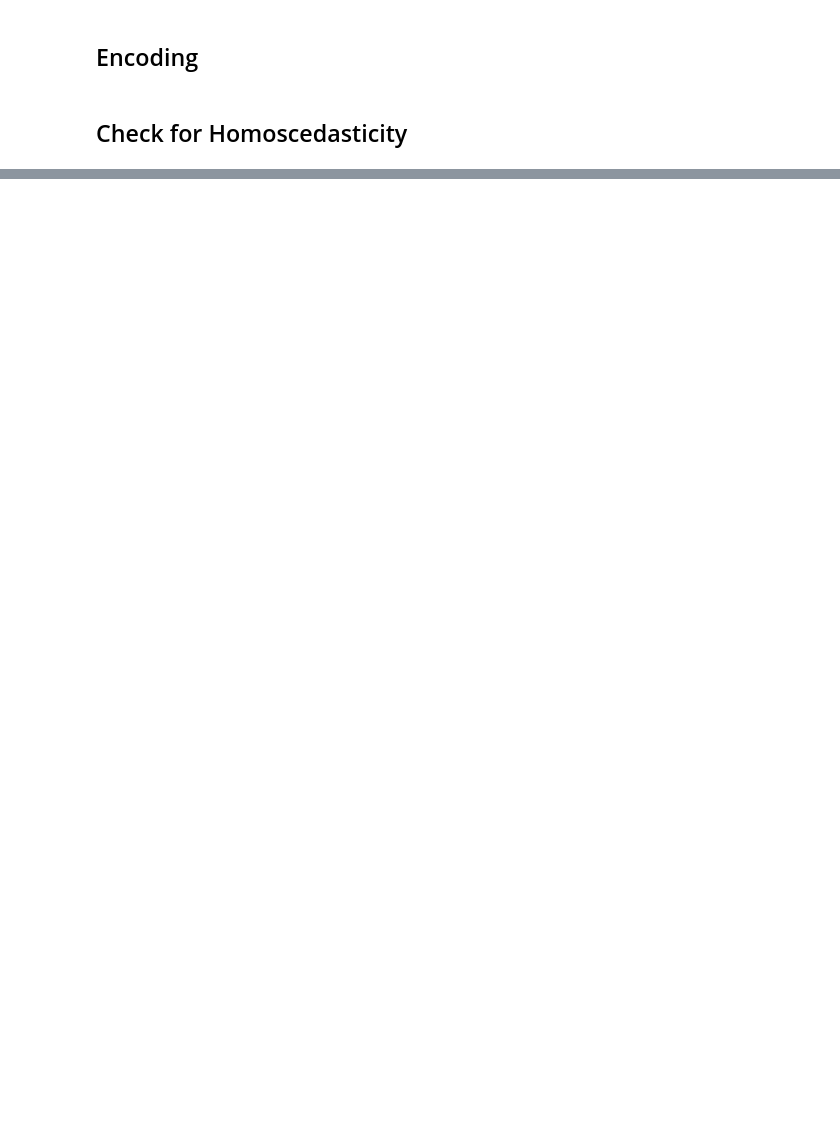
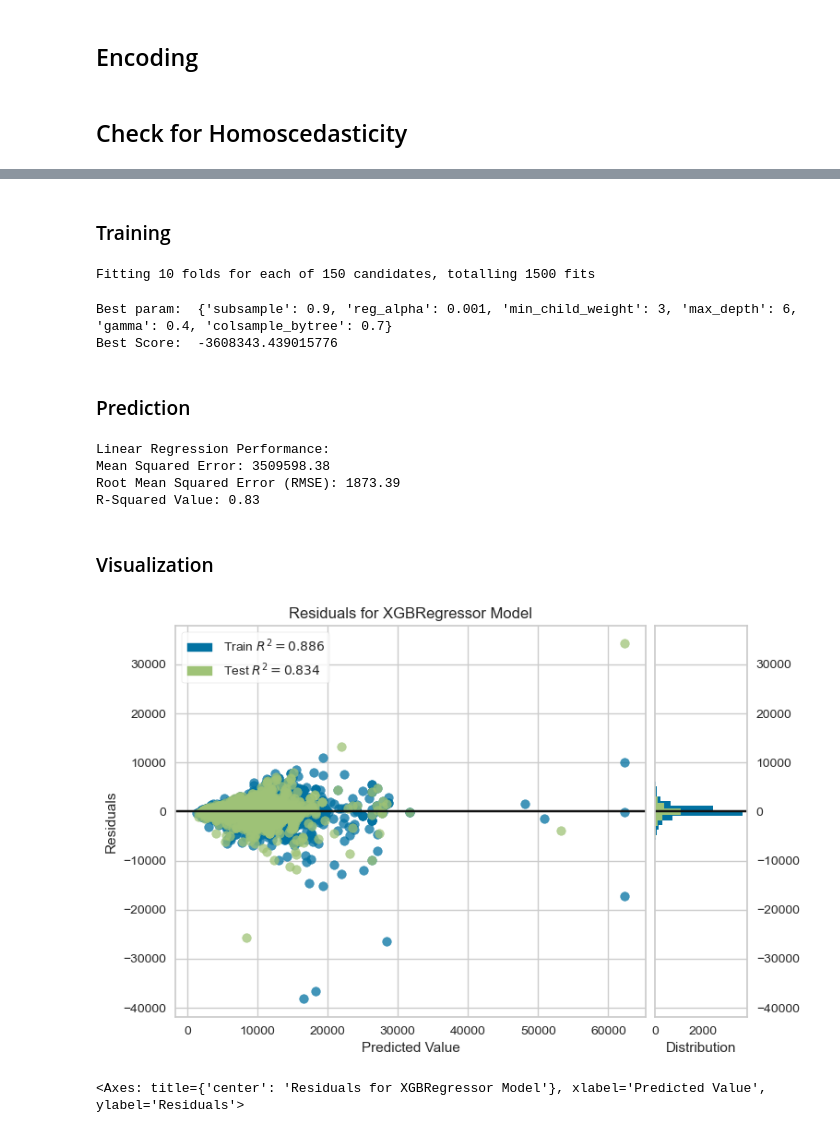
Before and after one commit to dbclkclk/flight_predict, a Jupyter notebook: fligth.ipynb, the cells around one changed output, grey strips where cells are left out. Drawn from its saved outputs; the diff is of its cells as text; code cells hidden in the pictures; blank space fills up the shorter version.

Commit message:
update per model change

```diff
--- a/fligth.ipynb
+++ b/fligth.ipynb
@@ -377,10 +417,10 @@ y = data['Price']
 X_train, X_test, y_train, y_test = train_test_split(X, y, test_size=0.2, random_state=42)
 
 # Define the model
-model = RandomForestRegressor(random_state=42)
+model = RandomForestRegressor()
 
 # Initialize RFE with the model and the desired number of features
-rfe = RFE(estimator=model, n_features_to_select=31)
+rfe = RFE(estimator=model, n_features_to_select=32)
 
 # Fit the RFE model on the training data
 rfe.fit(X_train, y_train)
@@ -389,6 +429,9 @@ rfe.fit(X_train, y_train)
 selected_features = X_train.columns[rfe.support_]
 
 # Print the selected features
-print("Selected features:", selected_features)
 X_train = X_train[selected_features]
 X_test= X_test[selected_features]
+contineous_features = [feature for feature in contineous_features if feature in selected_features]
+discrete_features = [feature for feature in discrete_features if feature in selected_features]
+ordinal_features = [feature for feature in ordinal_features if feature in selected_features]
+kfold = KFold(n_splits=10, shuffle=True, random_state=42)
@@ -418,0 +499,5 @@ R-Squared Value: 0.7696423643543975
+# %%
+visualizer = ResidualsPlot(best_model)
+visualizer.fit(X_train, y_train)  # Fit the training data to the visualizer
+visualizer.score(X_test, y_test)  # Evaluate the model on the test data
+visualizer.show()                 # Finalize and render the plot
@@ -522,0 +564,5 @@ NameError: name 'X_train' is not defined
+# %%
+visualizer = ResidualsPlot(best_model)
+visualizer.fit(X_train, y_train)  # Fit the training data to the visualizer
+visualizer.score(X_test, y_test)  # Evaluate the model on the test data
+visualizer.show()
@@ -522,0 +571,53 @@ NameError: name 'X_train' is not defined
+# %% [markdown]
+### Training
+# %%
+xgb = XGBRegressor()
+param_grid = {
+    'max_depth': range(4, 10, 2),
+    'min_child_weight': range(3, 6, 2),
+    'gamma': [i / 10.0 for i in range(2, 5)],
+    'subsample': [i / 10.0 for i in range(7, 10)],
+    'colsample_bytree': [i / 10.0 for i in range(4, 10)],
+    'reg_alpha': [0, 0.001, 0.01]
+}
+random_search = RandomizedSearchCV(estimator=xgb, param_distributions=param_grid,
+                                   n_iter=150, scoring='neg_mean_squared_error',
+                                   cv=kfold, verbose=1, n_jobs=-1, random_state=42)
+
+random_search.fit(X_train, y_train)
+best_params = random_search.best_params_
+best_model = random_search.best_estimator_
+best_score = random_search.best_score_
+print("Best param: ", best_params)
+print("Best Score: ", best_score)
+# %% [output]
+Fitting 10 folds for each of 150 candidates, totalling 1500 fits
+Best param:  {'subsample': 0.9, 'reg_alpha': 0.001, 'min_child_weight': 3, 'max_depth': 6, 'gamma': 0.4, 'colsample_bytree': 0.7}
+Best Score:  -3608343.439015776
+# %% [markdown]
+### Prediction
+# %%
+y_pred = best_model.predict(X_test)
+mse = mean_squared_error(y_test, y_pred)
+rmse = root_mean_squared_error(y_test, y_pred)
+r2 = r2_score(y_test, y_pred)
+# Model Performance
+print("\nLinear Regression Performance:")
+print(f"Mean Squared Error: {mse:.2f}")
+print(f"Root Mean Squared Error (RMSE): {rmse:.2f}")
+print(f"R-Squared Value: {r2:.2f}")
+# %% [output]
+Linear Regression Performance:
+Mean Squared Error: 3509598.38
+Root Mean Squared Error (RMSE): 1873.39
+R-Squared Value: 0.83
+# %% [markdown]
+### Visualization
+# %%
+visualizer = ResidualsPlot(best_model)
+visualizer.fit(X_train, y_train)  # Fit the training data to the visualizer
+visualizer.score(X_test, y_test)  # Evaluate the model on the test data
+visualizer.show()                 # Finalize and render the plot
+# %% [output]
+[figure, added]
+<Axes: title={'center': 'Residuals for XGBRegressor Model'}, xlabel='Predicted Value', ylabel='Residuals'>
```
Also changed, not shown: parts of 39 cells of this notebook.
